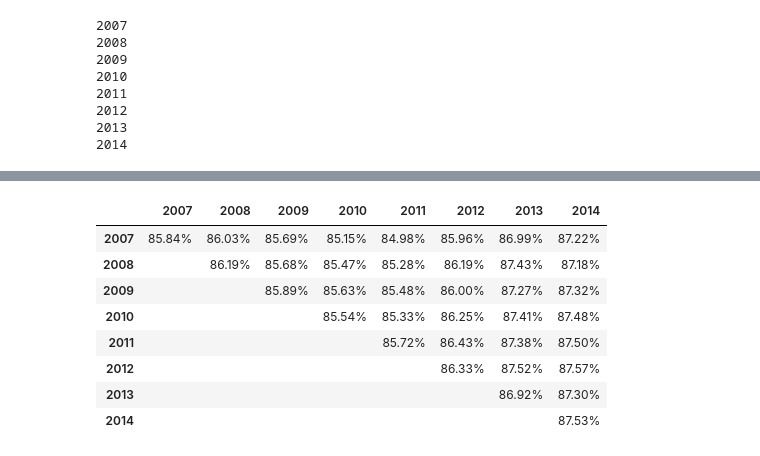
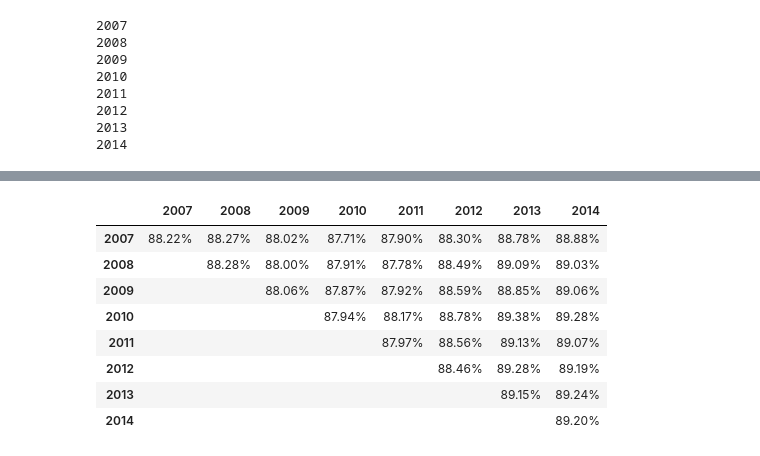
Before and after one commit to Dionidgy/ML, a Jupyter notebook: lifelong/lifelong_exp.ipynb, the cells around one changed output, grey strips where cells are left out. Drawn from its saved outputs; the diff is of its cells as text; code cells hidden in the pictures.

```diff
--- a/lifelong/lifelong_exp.ipynb
+++ b/lifelong/lifelong_exp.ipynb
@@ -127,15 +132,28 @@ df_accuracy
 # %%
 for year_train in range(2007, 2015):
     for test_index in range(samples_number):
-        tfidf_vect = TfidfVectorizer(max_df = 0.9, min_df = 10, ngram_range=(1, 3))
+        vecotrizer = TfidfVectorizer(max_df = 0.9, min_df = 10, ngram_range=(1, 3))
         clf = LogisticRegression(solver='liblinear', C = 2.8, penalty = 'l1')
+        train_data = pd.Series(dtype=pd.StringDtype())
+        train_labels = pd.Series(dtype=int)
         for train_index in range(samples_number):
             if test_index != train_index:
-                clf.fit(tfidf_vect.fit_transform(data_by_year_splitted[year_train]['data'][train_index]), data_by_year_splitted[year_train]['labels'][train_index])
+                train_data = train_data.append(data_by_year_splitted[year_train]['data'][train_index])
+                train_labels = train_labels.append(data_by_year_splitted[year_train]['labels'][train_index])
+        train_data = vecotrizer.fit_transform(train_data)
+        clf.fit(train_data, train_labels)
         for year_test in range(year_train, 2015):
-            print("Train in {0}, test in {1}, test sample {2}".format(year_train, year_test, test_index))
-            df_accuracy.at[year_train, year_test] += accuracy_score(clf.predict(tfidf_vect.transform(data_by_year_splitted[year_test]['data'][test_index])),\
-                                                                          data_by_year_splitted[year_test]['labels'][test_index])
-df_accuracy = df_accuracy/samples_number
-df_accuracy[df_accuracy.eq(0)] = np.nan
+            test_data = vecotrizer.transform(data_by_year_splitted[year_test]['data'][test_index])
+            test_labels = data_by_year_splitted[year_test]['labels'][test_index]
+            df_accuracy.loc[year_train][year_test][test_index] = accuracy_score(clf.predict(test_data),test_labels)
+
+            dist_train = np.array(train_data.mean(axis=0))[0]
+            dist_test = np.array(test_data.mean(axis=0))[0]
+            tvd = sum(abs(dist_train - dist_test))/2
+            df_tvd.loc[year_train][year_test][test_index] = tvd
+
+            print("Train in {0}, test in {1}, test sample {2}, accuracy_score = {3}, TVD = {4}".format(year_train, year_test, test_index, df_accuracy.loc[year_train][year_test][test_index], tvd))
+
+# df_accuracy = df_accuracy/samples_number
+# df_accuracy[df_accuracy.eq(0)] = np.nan
 # %% [output]
@@ -159,17 +177,24 @@ Train in 2014, test in 2014, test sample 3
-# %%
-ur_style = (df_accuracy
-            .style
-            .background_gradient(cmap='Greens', axis=0)
-            .highlight_null('white')
-            .format("{:.2%}", na_rep=""))
-ur_style
-# %% [output]
-|  | 2007 | 2008 | 2009 | 2010 | 2011 | 2012 | 2013 | 2014 |
-| 2007 | 85.84% | 86.03% | 85.69% | 85.15% | 84.98% | 85.96% | 86.99% | 87.22% |
-| 2008 |  | 86.19% | 85.68% | 85.47% | 85.28% | 86.19% | 87.43% | 87.18% |
-| 2009 |  |  | 85.89% | 85.63% | 85.48% | 86.00% | 87.27% | 87.32% |
-| 2010 |  |  |  | 85.54% | 85.33% | 86.25% | 87.41% | 87.48% |
-| 2011 |  |  |  |  | 85.72% | 86.43% | 87.38% | 87.50% |
-| 2012 |  |  |  |  |  | 86.33% | 87.52% | 87.57% |
-| 2013 |  |  |  |  |  |  | 86.92% | 87.30% |
-| 2014 |  |  |  |  |  |  |  | 87.53% |
+# %%
+df_accuracy_mean = pd.DataFrame(np.zeros([2015-2007, 2015-2007]), index=range(2007, 2015), columns=range(2007, 2015))
+
+for year_train in range(2007, 2015):
+    for year_test in range(year_train, 2015):
+        df_accuracy_mean.loc[year_train][year_test] = df_accuracy.loc[year_train][year_test].mean()
+
+df_accuracy_mean[df_accuracy_mean.eq(0)] = np.nan
+ur_style = (df_accuracy_mean
+            .style
+            .background_gradient(cmap='Greens', axis=0)
+            .highlight_null('white')
+            .format("{:.2%}", na_rep=""))
+ur_style
+# %% [output]
+|  | 2007 | 2008 | 2009 | 2010 | 2011 | 2012 | 2013 | 2014 |
+| 2007 | 88.22% | 88.27% | 88.02% | 87.71% | 87.90% | 88.30% | 88.78% | 88.88% |
+| 2008 |  | 88.28% | 88.00% | 87.91% | 87.78% | 88.49% | 89.09% | 89.03% |
+| 2009 |  |  | 88.06% | 87.87% | 87.92% | 88.59% | 88.85% | 89.06% |
+| 2010 |  |  |  | 87.94% | 88.17% | 88.78% | 89.38% | 89.28% |
+| 2011 |  |  |  |  | 87.97% | 88.56% | 89.13% | 89.07% |
+| 2012 |  |  |  |  |  | 88.46% | 89.28% | 89.19% |
+| 2013 |  |  |  |  |  |  | 89.15% | 89.24% |
+| 2014 |  |  |  |  |  |  |  | 89.20% |
```
Also changed, not shown: parts of 6 cells of this notebook.
